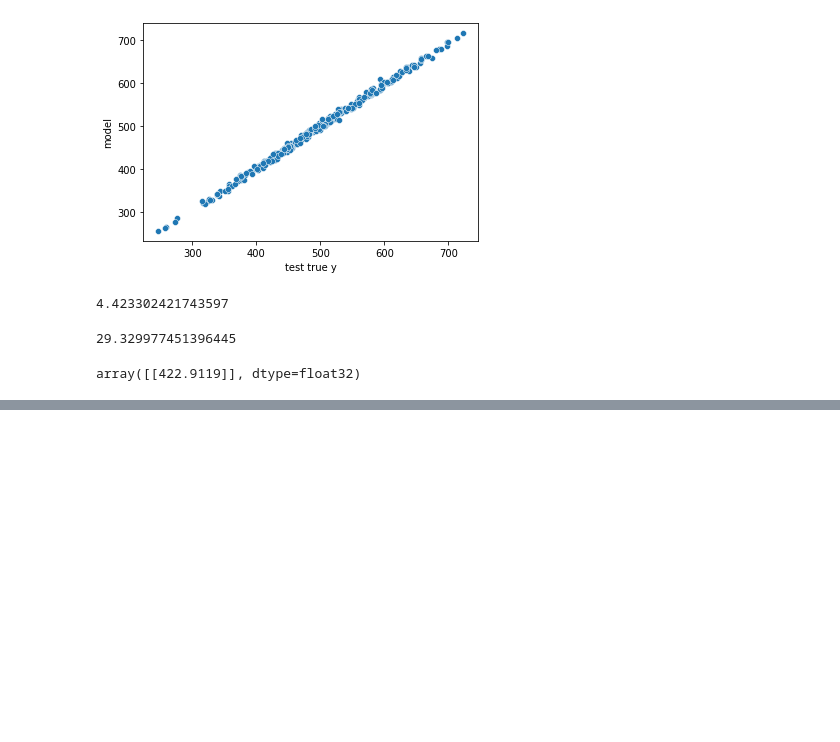
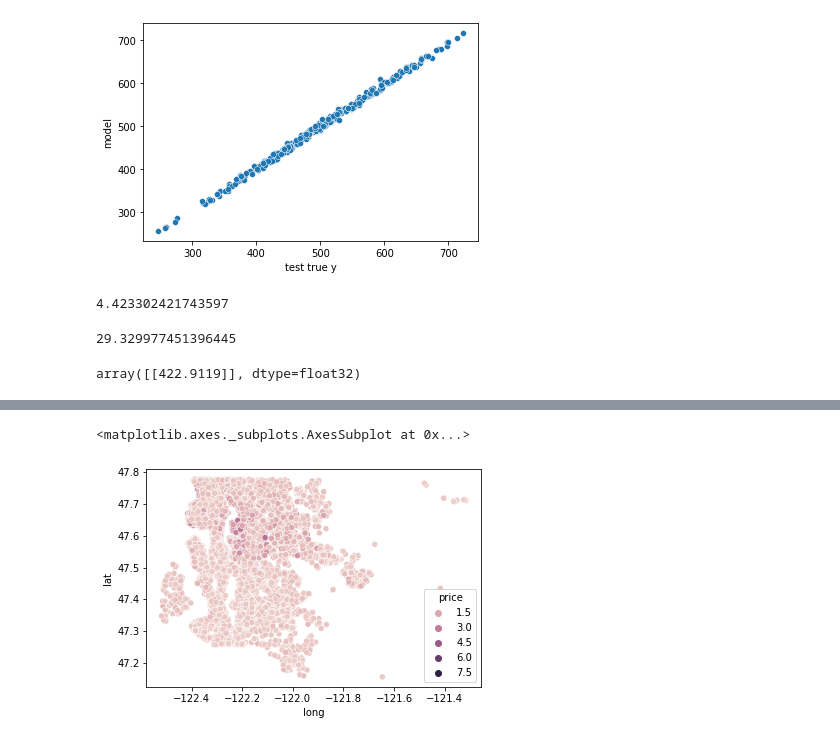
Before and after one commit to kozz84/Udemy, a Jupyter notebook: Neural_networks.ipynb, the cells around one changed output, grey strips where cells are left out. Drawn from its saved outputs; the diff is of its cells as text; code cells hidden in the pictures; blank space fills up the shorter version.

```diff
--- a/Neural_networks.ipynb
+++ b/Neural_networks.ipynb
@@ -124,0 +134,3 @@ model.save('my_gem_model.h5')
+# %%
+df = pd.read_csv('/content/drive/MyDrive/TF DATA/kc_house_data.csv')
+df.info()
@@ -124,0 +155,5 @@ model.save('my_gem_model.h5')
+# %%
+sns.scatterplot(data= df, x='long', y='lat', hue='price')
+# %% [output]
+<matplotlib.axes._subplots.AxesSubplot at 0x...>
+[figure, added]
```
Also changed, not shown: parts of 40 cells of this notebook.
